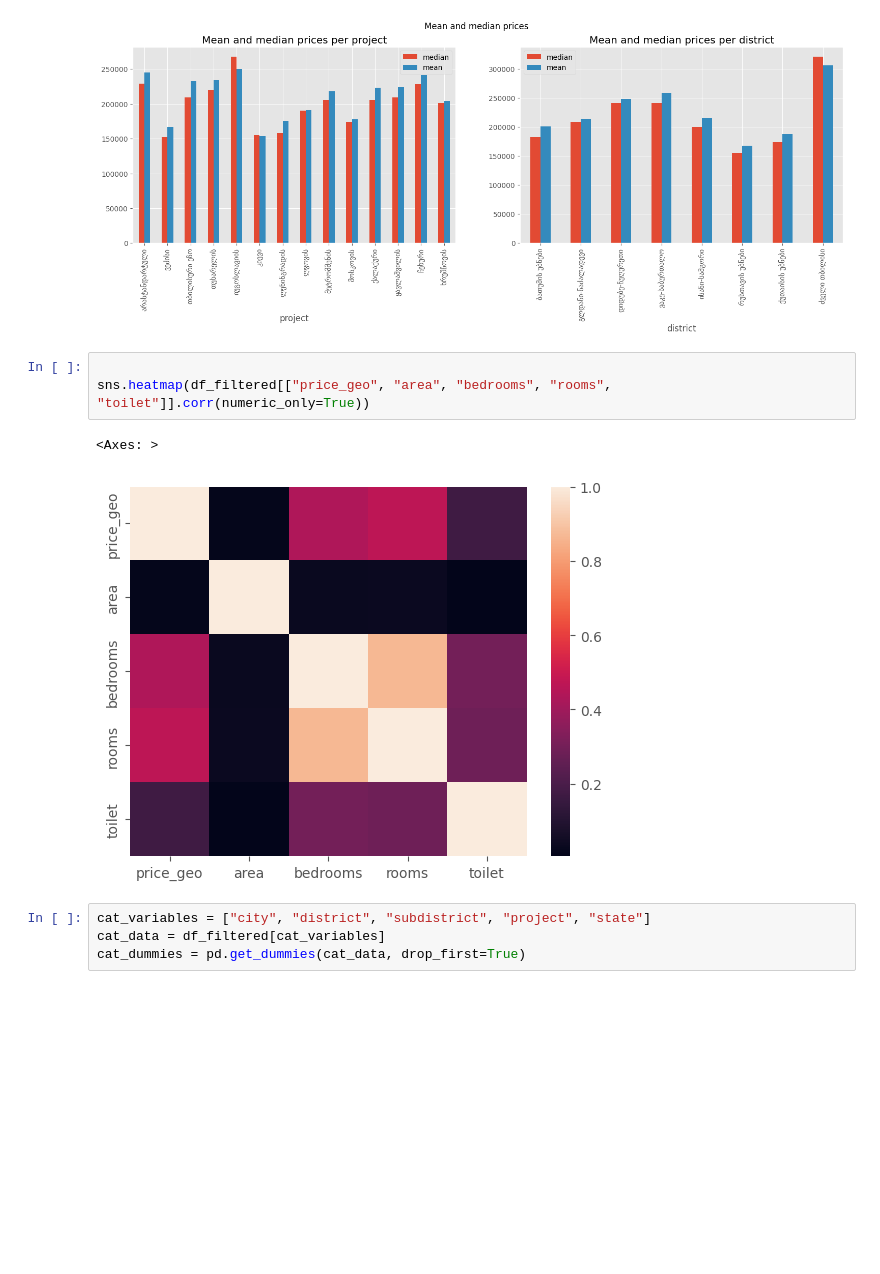
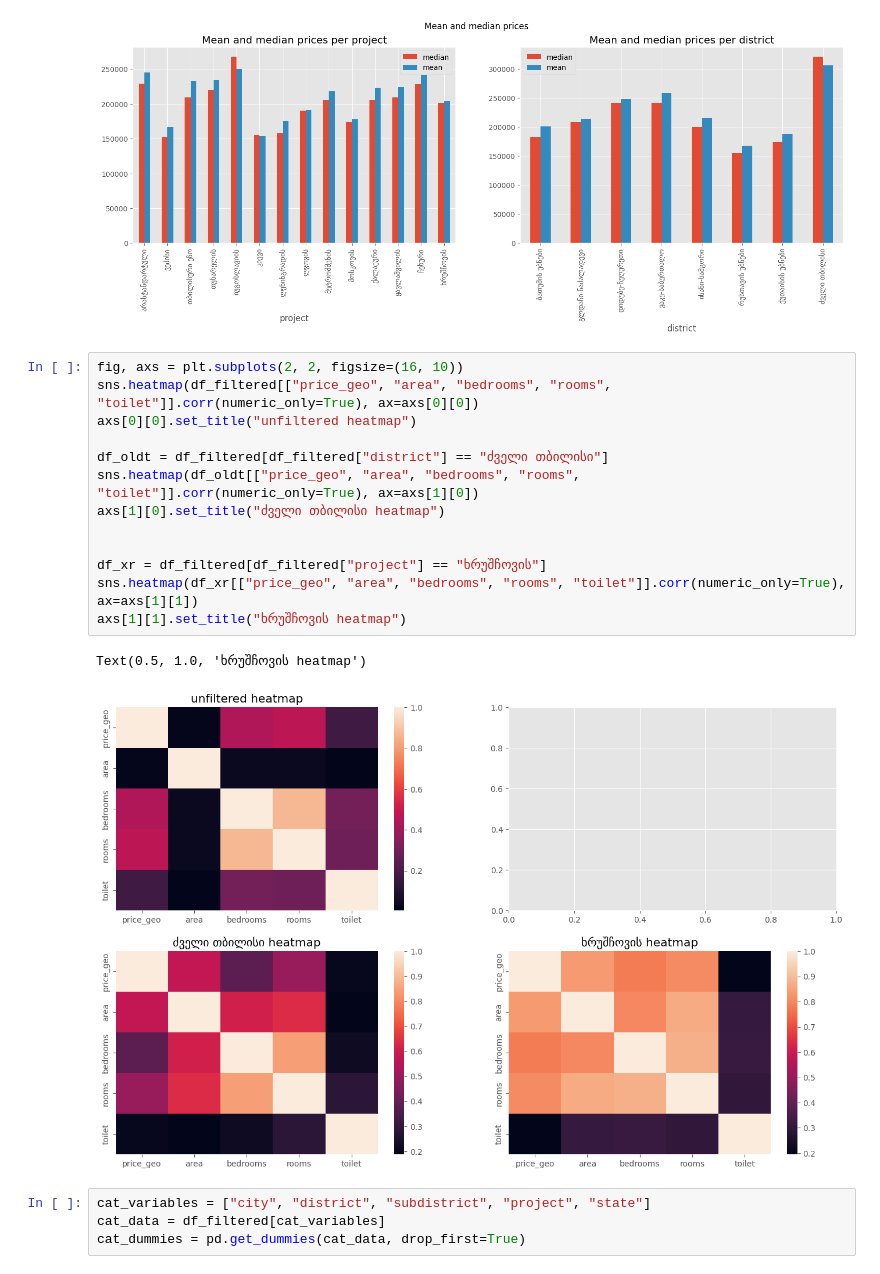
Before and after one commit to univork/MS_machine-learning, a Jupyter notebook: paper/model.ipynb, the cells around one changed output. Saved outputs shown, nothing was run; the diff lists cells and outputs as text; blank space fills up the shorter version.

Commit message:
update model plots

```diff
--- a/paper/model.ipynb
+++ b/paper/model.ipynb
@@ -138,12 +138,22 @@ for i, col in enumerate(["project", "district"]):
 plt.show()
 # %% [output]
 [figure]
-# %%
-
-sns.heatmap(df_filtered[["price_geo", "area", "bedrooms", "rooms", "toilet"]].corr(numeric_only=True))
-# %% [output]
-<Axes: >
-[figure, removed]
+# %%
+fig, axs = plt.subplots(2, 2, figsize=(16, 10))
+sns.heatmap(df_filtered[["price_geo", "area", "bedrooms", "rooms", "toilet"]].corr(numeric_only=True), ax=axs[0][0])
+axs[0][0].set_title("unfiltered heatmap")
+
+df_oldt = df_filtered[df_filtered["district"] == "ძველი თბილისი"]
+sns.heatmap(df_oldt[["price_geo", "area", "bedrooms", "rooms", "toilet"]].corr(numeric_only=True), ax=axs[1][0])
+axs[1][0].set_title("ძველი თბილისი heatmap")
+
+
+df_xr = df_filtered[df_filtered["project"] == "ხრუშჩოვის"]
+sns.heatmap(df_xr[["price_geo", "area", "bedrooms", "rooms", "toilet"]].corr(numeric_only=True), ax=axs[1][1])
+axs[1][1].set_title("ხრუშჩოვის heatmap")
+# %% [output]
+Text(0.5, 1.0, 'ხრუშჩოვის heatmap')
+[figure, added]
 # %%
 cat_variables = ["city", "district", "subdistrict", "project", "state"]
 cat_data = df_filtered[cat_variables]
```
Also changed, not shown: parts of 1 cell of this notebook.
